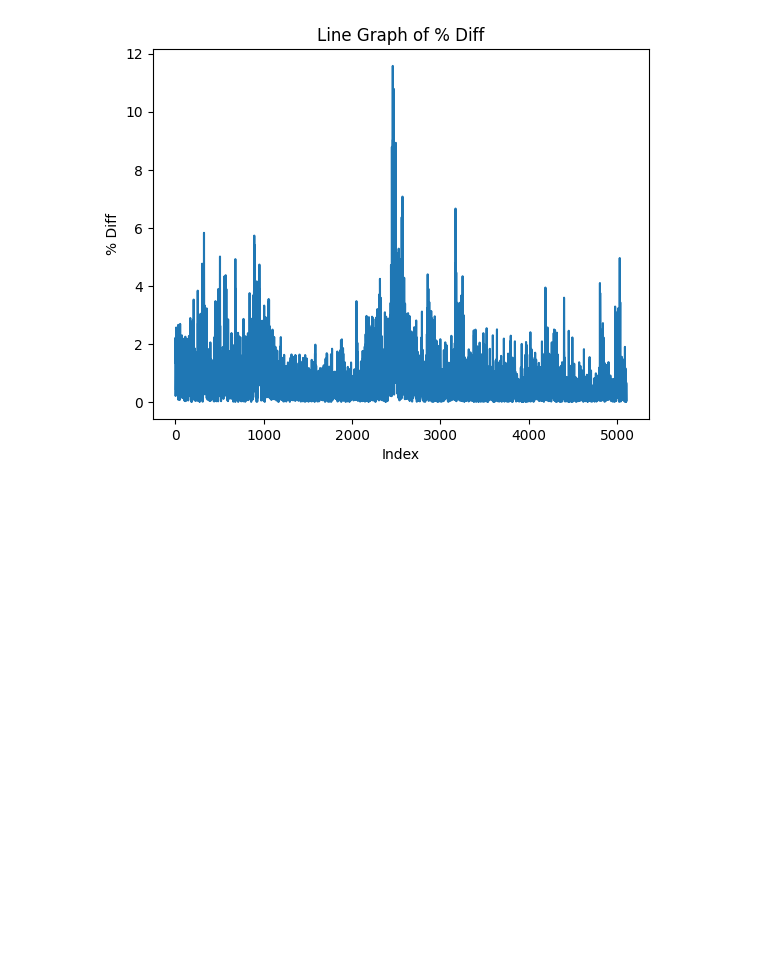
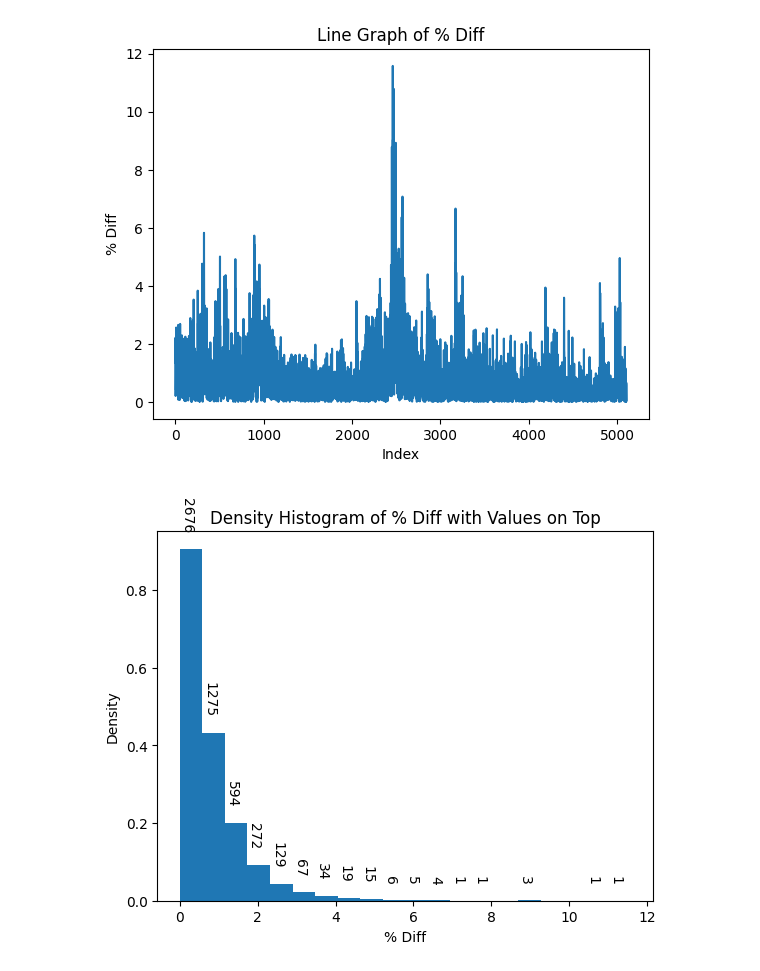
Before and after one commit to rafaart/DataScienceCO, a Jupyter notebook: spx.ipynb, the cells around one changed output. Drawn from its saved outputs; the diff is of its cells as text; code cells hidden in the pictures; blank space fills up the shorter version.

```diff
--- a/spx.ipynb
+++ b/spx.ipynb
@@ -93,3 +94,23 @@ plt.title('Line Graph of % Diff')
 plt.show()
 # %% [output]
 [figure]
+# %%
+
+
+# Calculate histogram values
+density, bins, _ = plt.hist(df['% Diff'], density=True, bins=20)
+
+# Calculate count for each bin
+count, _ = dp.histogram(df['% Diff'], bins)
+
+# Add text above each bar
+for x, y, num in zip(bins, density, count):
+  if num != 0:
+    plt.text(x, y + 0.05, num, fontsize=10, rotation=-90)
+
+plt.xlabel('% Diff')
+plt.ylabel('Density')
+plt.title('Density Histogram of % Diff with Values on Top')
+plt.show()
+# %% [output]
+[figure, added]
```
Also changed, not shown: parts of 5 cells of this notebook.
